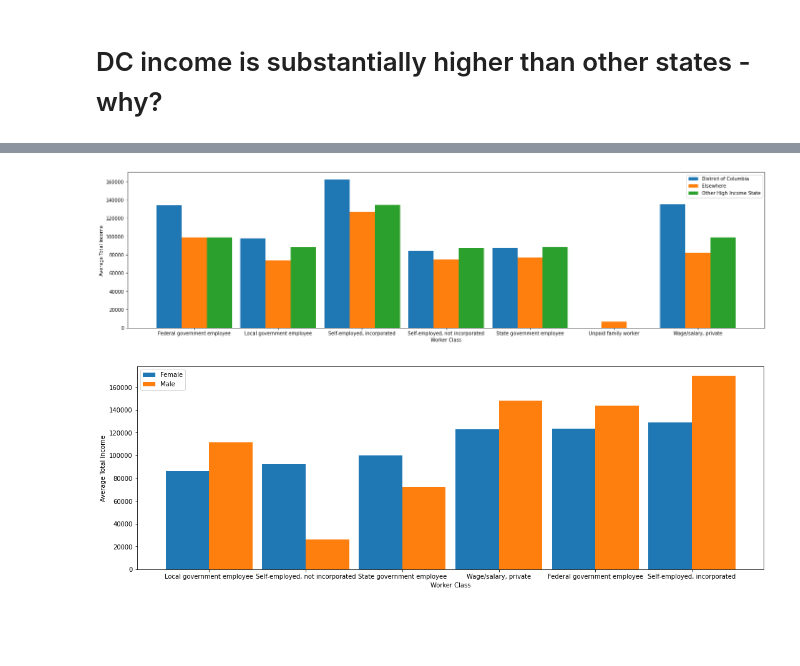
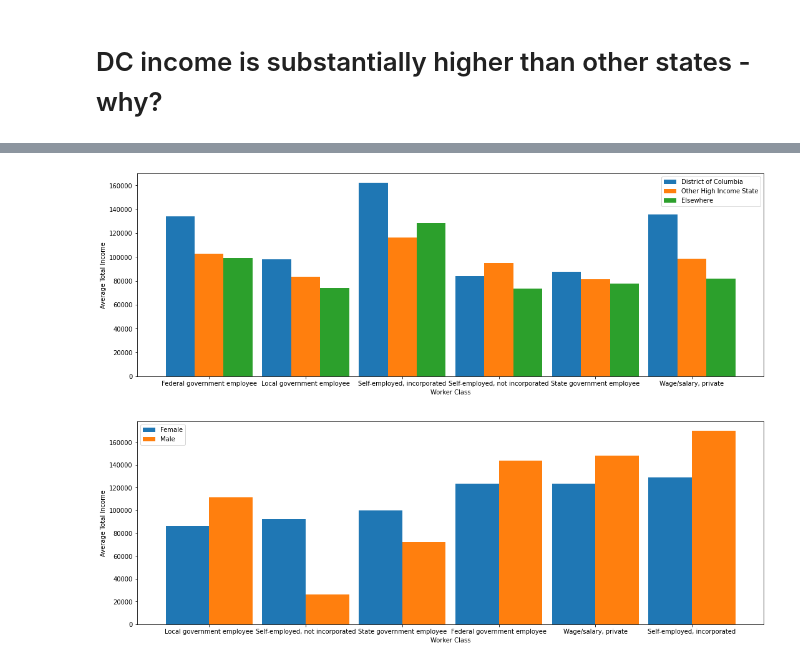
Before and after one commit to eviefowler/ACS-Data-Visualization, a Jupyter notebook: DC Deep Dive.ipynb, the cells around one changed output, grey strips where cells are left out. Drawn from its saved outputs; the diff is of its cells as text; code cells hidden in the pictures; blank space fills up the shorter version.

```diff
--- a/DC Deep Dive.ipynb
+++ b/DC Deep Dive.ipynb
@@ -10,12 +10,30 @@ from pandas.api.types import CategoricalDtype
 from visutils import *
 # %%
 cps04 = pd.read_csv('./data/acsProcessed20250312.csv')
-midage = cps04.loc[cps04['Age Group'] == '18-64'].reset_index(drop = True)
-midage_ft = midage.loc[midage['Work Status'] == 'Full time'].reset_index(drop = True)
-
-highInc = midage_ft.groupby('State')[['Total Income']].mean().sort_values('Total Income', ascending = False).index[0:5]
 
 # create a flag for DC, elsewhere
-midage_ft.loc[midage_ft['State'] == 'District of Columbia', 'Location'] = 'District of Columbia'
-midage_ft.loc[midage_ft['State'].isin(highInc[1:]), 'Location'] = 'Other High Income State'
-midage_ft.loc[~midage_ft['State'].isin(highInc), 'Location'] = 'Elsewhere'
+highInc = cps04.groupby('State')[['Total Income']].mean().sort_values('Total Income', ascending = False).index[0:5]
+cps04.loc[cps04['State'] == 'District of Columbia', 'Location'] = 'District of Columbia'
+cps04.loc[cps04['State'].isin(highInc[1:]), 'Location'] = 'Other High Income State'
+cps04.loc[~cps04['State'].isin(highInc), 'Location'] = 'Elsewhere'
+
+# categorical features for intuitive sorting
+a_cats = ['Under 18', '18-64', '65+']
+a_type = CategoricalDtype(categories = a_cats, ordered = True)
+cps04['Age Group'] = cps04['Age Group'].astype(a_type)
+
+ad_cats = ['Under 18', '18-24', '25-34', '35-44', '45-54', '55-64', '65+']
+ad_type = CategoricalDtype(categories = ad_cats, ordered = True)
+cps04['Detailed Age Group'] = cps04['Detailed Age Group'].astype(ad_type)
+
+ms_cats = ['Never married/single', 'Married, spouse present', 'Married, spouse absent', 'Separated', 'Divorced', 'Widowed']
+ms_type = CategoricalDtype(categories = ms_cats, ordered = True)
+cps04['Marital Status'] = cps04['Marital Status'].astype(ms_type)
+
+msg_cats = ['Single', 'Married', 'Separated/Divorced', 'Widowed']
+msg_type = CategoricalDtype(categories = msg_cats, ordered = True)
+cps04['Marital Status Group'] = cps04['Marital Status Group'].astype(msg_type)
+
+loc_cats = ['District of Columbia', 'Other High Income State', 'Elsewhere']
+loc_type = CategoricalDtype(categories = loc_cats, ordered = True)
+cps04['Location'] = cps04['Location'].astype(loc_type)
@@ -114,16 +133,18 @@ midage_ft = midage_ft.drop(columns = ['Scaled'])
 # %%
 # does income vary by sector differently there? (pay disparity most extreme for fed, self employed (inc), and private)
-groupedBar(midage_ft, 'Worker Class', 'Location', 'Total Income', function = 'mean'
-           , ylab = 'Average Total Income', figsize = (24, 6))
+midage_ft_nu = midage_ft.loc[midage_ft['Worker Class'] != 'Unpaid family worker'].reset_index(drop = True)
+
+groupedBar(midage_ft_nu, 'Worker Class', 'Location', 'Total Income', function = 'mean'
+           , ylab = 'Average Total Income', figsize = (18, 6))
 # %% [output]
-[figure, old version]
+[figure, new version]
 # %%
 # does this vary by sex?
 groupedBar(midage_ft.loc[midage_ft['State'] == 'District of Columbia'], 'Worker Class', 'Sex', 'Total Income'
            , ylab = 'Average Total Income', sortvalues = True, figsize = (18, 6)
           )
 # %% [output]
-[figure, old version]
+[figure, new version]
 # %%
 # does this vary by sex?
 groupedBar(midage_ft, 'Worker Class', 'Sex', 'Total Income'
```
Also changed, not shown: parts of 17 cells of this notebook.
